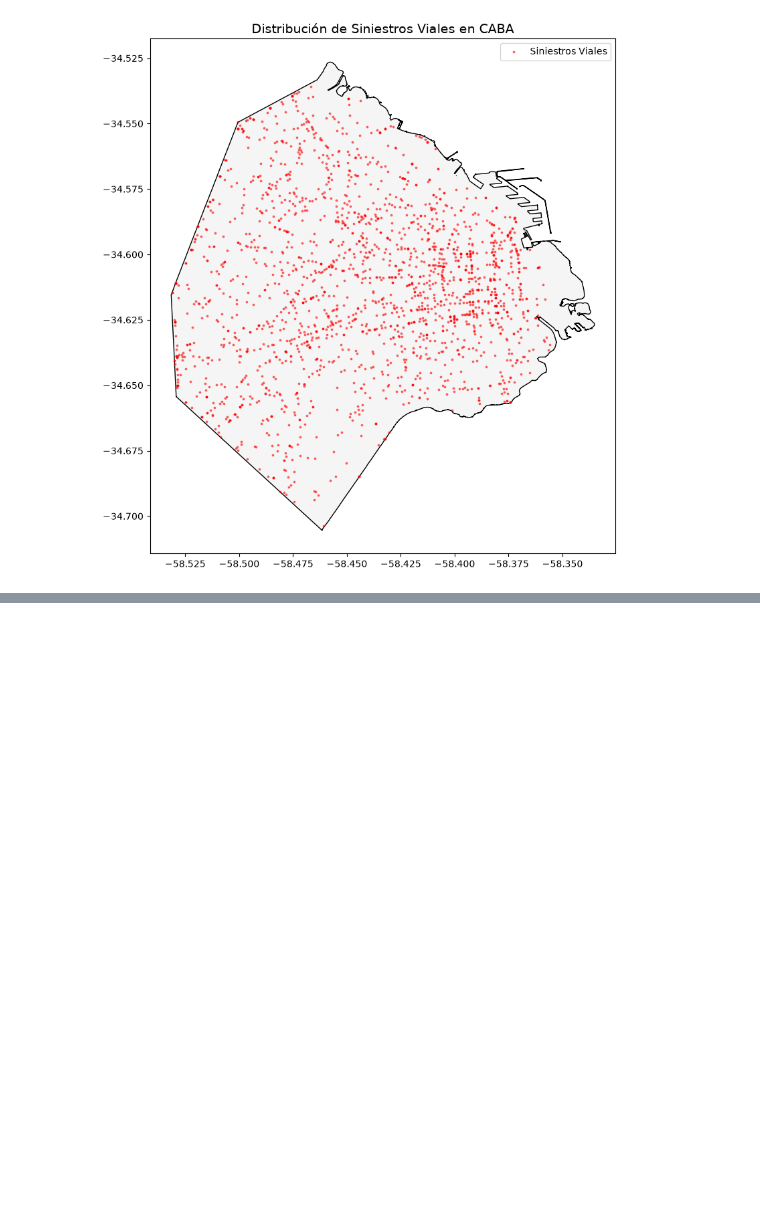
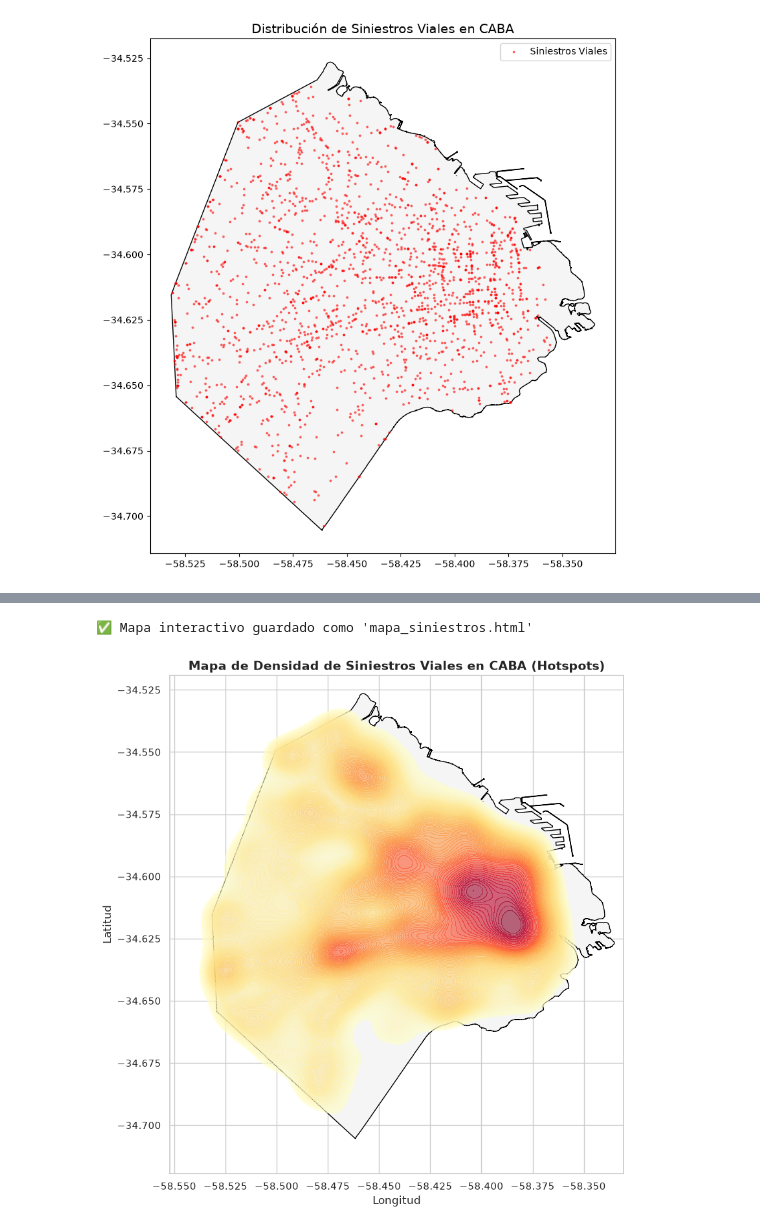
Before and after one commit to AndresFrancica/PuntosCriticosTransito, a Jupyter notebook: 01_eda_inicial.ipynb, the cells around one changed output, grey strips where cells are left out. Drawn from its saved outputs; the diff is of its cells as text; code cells hidden in the pictures; blank space fills up the shorter version.

```diff
--- a/01_eda_inicial.ipynb
+++ b/01_eda_inicial.ipynb
@@ -90,0 +160,47 @@ plt.show()
+# %%
+import folium
+from folium.plugins import HeatMap
+import matplotlib.pyplot as plt
+import seaborn as sns
+from IPython.display import display
+
+# --- PARTE 1: Guardar Mapa Interactivo Folium (.html) ---
+puntos_validos = siniestros_caba.dropna(subset=['latitud_siniestro', 'longitud_siniestro'])
+muestra = puntos_validos.sample(n=min(5000, len(puntos_validos)), random_state=42)
+puntos_calor = muestra[['latitud_siniestro', 'longitud_siniestro']].values.tolist()
+
+mapa_calor = folium.Map(location=[-34.6037, -58.3816], zoom_start=12, tiles='CartoDB positron')
+HeatMap(puntos_calor, radius=12, blur=15, min_opacity=0.4).add_to(mapa_calor)
+
+# Guardar en archivo para abrir en Chrome/Firefox
+mapa_calor.save("mapa_siniestros.html")
+print("✅ Mapa interactivo guardado como 'mapa_siniestros.html'")
+
+
+# --- PARTE 2: Mostrar Mapa de Calor Estático en el Notebook ---
+fig, ax = plt.subplots(figsize=(10, 10))
+
+# 1. Contorno de CABA
+caba.plot(ax=ax, color='whitesmoke', edgecolor='black', linewidth=1)
+
+# 2. Densidad de Siniestros (KDE Plot)
+sns.kdeplot(
+    data=puntos_validos,
+    x='longitud_siniestro',
+    y='latitud_siniestro',
+    fill=True,
+    thresh=0.05,
+    levels=100,
+    cmap='YlOrRd',
+    alpha=0.6,
+    ax=ax
+)
+
+plt.title("Mapa de Densidad de Siniestros Viales en CABA (Hotspots)", fontsize=14, fontweight='bold')
+plt.xlabel("Longitud")
+plt.ylabel("Latitud")
+
+plt.show()
+# %% [output]
+✅ Mapa interactivo guardado como 'mapa_siniestros.html'
+[figure, added]
```
Also changed, not shown: parts of 16 cells of this notebook, 2 other files.
